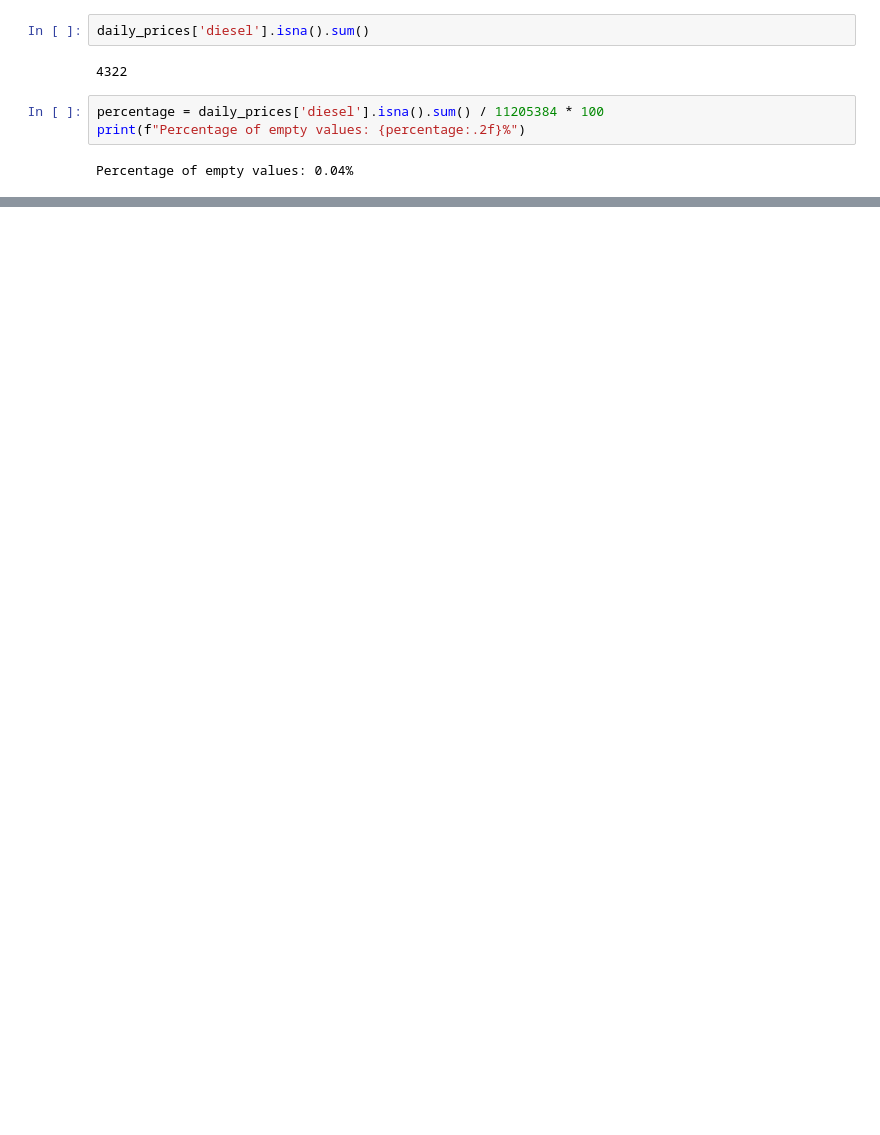
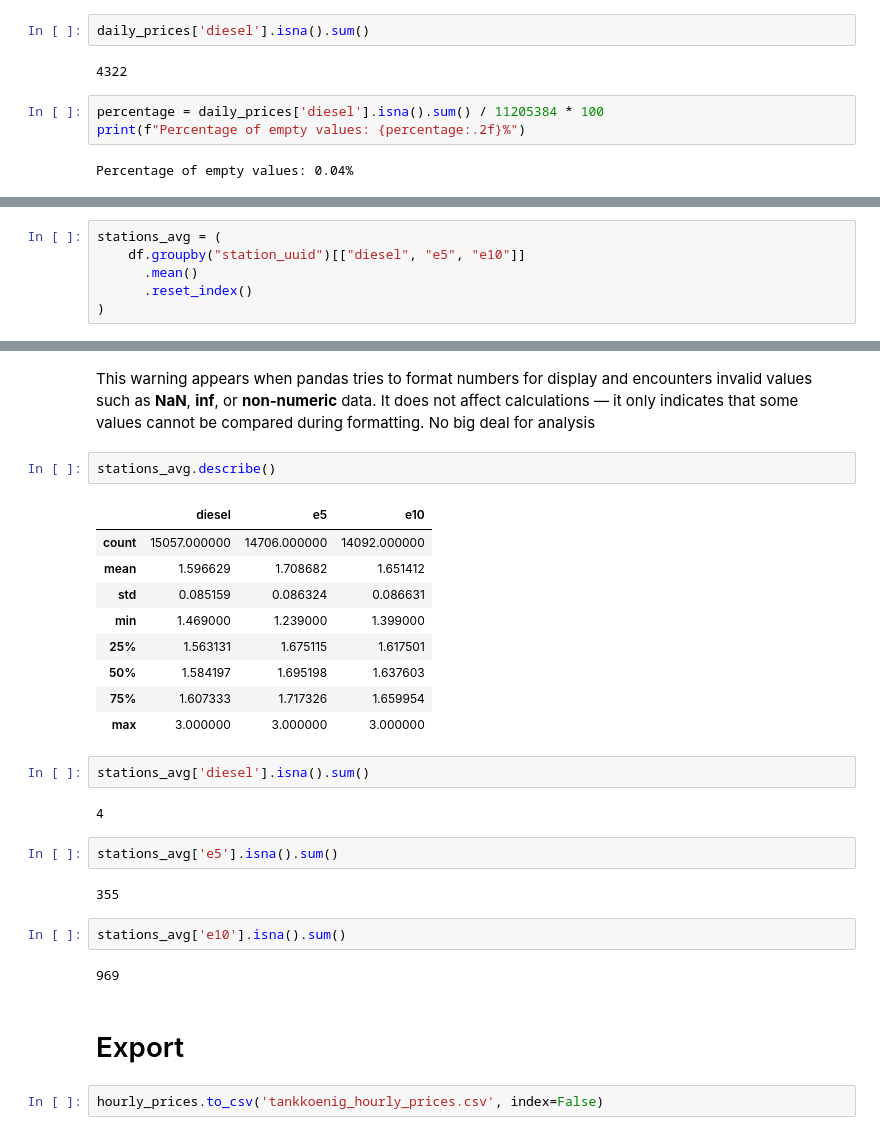
Before and after one commit to vladyslavyakymchuk1/portfolio_germany_fuel_analysis, a Jupyter notebook: tankkoenig-prices-cleaning.ipynb, the cells around one changed output, grey strips where cells are left out. Drawn from its saved outputs; the diff is of its cells as text; blank space fills up the shorter version.

```diff
--- a/tankkoenig-prices-cleaning.ipynb
+++ b/tankkoenig-prices-cleaning.ipynb
@@ -320,0 +338,6 @@ df['diesel'].isna().sum()
+# %%
+stations_avg = (
+    df.groupby("station_uuid")[["diesel", "e5", "e10"]]
+      .mean()
+      .reset_index()
+)
@@ -320,0 +353,30 @@ df['diesel'].isna().sum()
+# %% [markdown]
+This warning appears when pandas tries to format numbers for display and encounters invalid values such as **NaN**, **inf**, or **non‑numeric** data. It does not affect calculations — it only indicates that some values cannot be compared during formatting. No big deal for analysis
+# %%
+stations_avg.describe()
+# %% [output]
+|  | diesel | e5 | e10 |
+| count | 15057.000000 | 14706.000000 | 14092.000000 |
+| mean | 1.596629 | 1.708682 | 1.651412 |
+| std | 0.085159 | 0.086324 | 0.086631 |
+| min | 1.469000 | 1.239000 | 1.399000 |
+| 25% | 1.563131 | 1.675115 | 1.617501 |
+| 50% | 1.584197 | 1.695198 | 1.637603 |
+| 75% | 1.607333 | 1.717326 | 1.659954 |
+| max | 3.000000 | 3.000000 | 3.000000 |
+# %%
+stations_avg['diesel'].isna().sum()
+# %% [output]
+4
+# %%
+stations_avg['e5'].isna().sum()
+# %% [output]
+355
+# %%
+stations_avg['e10'].isna().sum()
+# %% [output]
+969
+# %% [markdown]
+# Export
+# %%
+hourly_prices.to_csv('tankkoenig_hourly_prices.csv', index=False)
```
Also changed, not shown: parts of 9 cells of this notebook.
